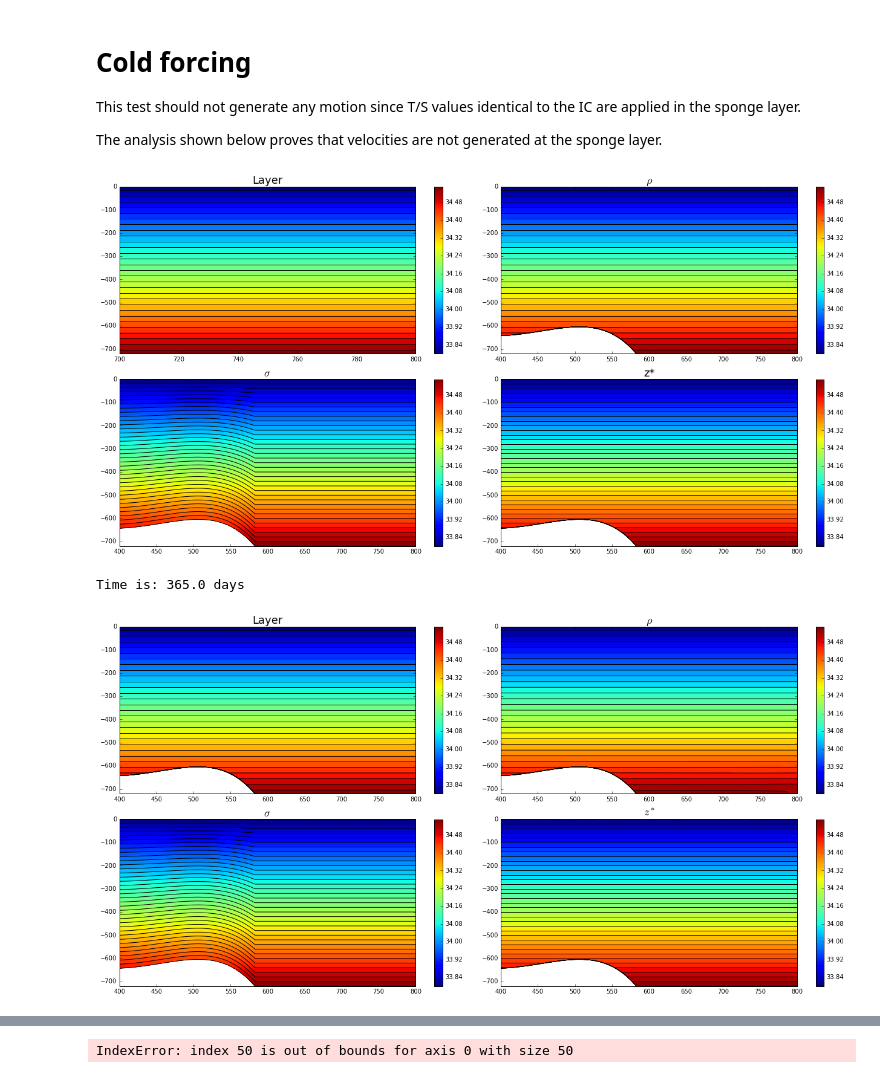
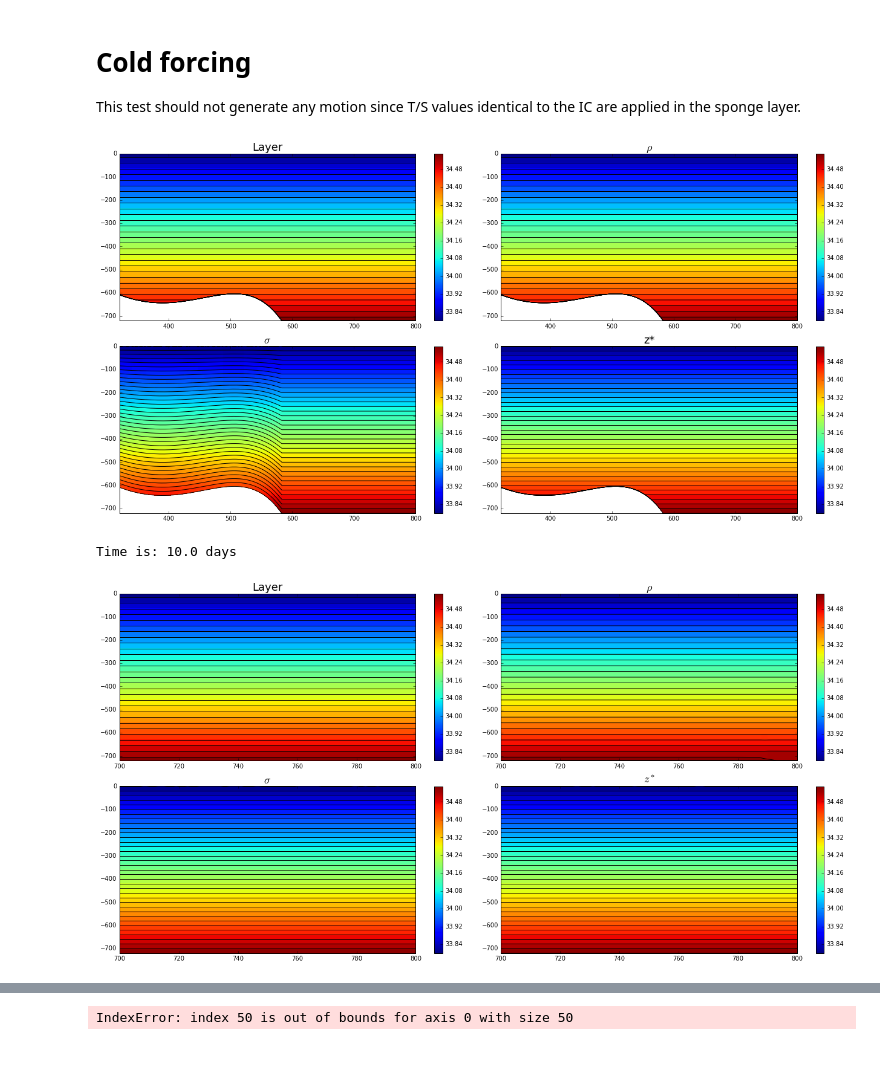
Before and after one commit to gustavo-marques/ISOMIP, a Jupyter notebook: ipynb/sponge_cold.ipynb, the cells around one changed output, grey strips where cells are left out. Cells and saved outputs as stored; diff of their text form; code cells hidden in the pictures.

Commit message:
Added sponge tests and updated notebooks

```diff
--- a/ipynb/sponge_cold.ipynb
+++ b/ipynb/sponge_cold.ipynb
@@ -1,8 +1,6 @@
 # %% [markdown]
 # Cold forcing
 This test should not generate any motion since T/S values identical to the IC are applied in the sponge layer.
-
-The analysis shown below proves that velocities are not generated at the sponge layer.
 # %%
 from matplotlib import pyplot as plt
 %matplotlib inline
@@ -24,13 +22,13 @@ xq = layer_file.variables['lonq'][:] # This is the coordinate of the cell corner
 xq = np.concatenate(([0],xq)) # Inserts left most edge of domain in to coordinate
 record = 0
 plt.figure(figsize=(18,9))
-plt.subplot(2,2,1); plot_section(layer_file, record, xq, variable='Salt', eta='eta',xlim=(700,800)); plt.title('Layer', fontsize=18);
+plt.subplot(2,2,1); plot_section(layer_file, record, xq, variable='Salt', eta='eta'); plt.title('Layer', fontsize=18);
 plt.subplot(2,2,2); plot_section(rho_file, record, xq, variable='Salt', eta='eta'); plt.title(r'$\rho$', fontsize=18);
 plt.subplot(2,2,3); plot_section(sigma_file, record, xq, variable='Salt', eta='eta'); plt.title(r'$\sigma$', fontsize=18);
 plt.subplot(2,2,4); plot_section(z_file, record, xq, variable='Salt', eta='eta'); plt.title(r'z*', fontsize=18);
 plt.tight_layout()
 # %% [output]
-[figure, old version]
+[figure, new version]
 # %%
 # Open the output from the four experiments
 prog_file='prog__0001_002.nc'
@@ -43,14 +41,15 @@ z_file = netCDF4.Dataset(path+'z/'+prog_file)
 xq = layer_file.variables['xq'][:] # This is the coordinate of the cell corners (u-points in 1D)
 xq = np.concatenate(([0],xq)) # Inserts left most edge of domain in to coordinate
 # %%
-record = -1 # Last record
+record = 9
 print 'Time is:',layer_file.variables['Time'][record], 'days'
+xlim=(700,800)
 plt.figure(figsize=(18,9))
-plt.subplot(2,2,1); plot_section(layer_file, record, xq); plt.title('Layer', fontsize=18);
-plt.subplot(2,2,2); plot_section(rho_file, record, xq); plt.title(r'$\rho$', fontsize=18);
-plt.subplot(2,2,3); plot_section(sigma_file, record, xq); plt.title(r'$\sigma$', fontsize=18);
-plt.subplot(2,2,4); plot_section(z_file, record, xq); plt.title(r'$z^*$', fontsize=18);
+plt.subplot(2,2,1); plot_section(layer_file, record, xq, xlim=xlim); plt.title('Layer', fontsize=18);
+plt.subplot(2,2,2); plot_section(rho_file, record, xq, xlim=xlim); plt.title(r'$\rho$', fontsize=18);
+plt.subplot(2,2,3); plot_section(sigma_file, record, xq, xlim=xlim); plt.title(r'$\sigma$', fontsize=18);
+plt.subplot(2,2,4); plot_section(z_file, record, xq, xlim=xlim); plt.title(r'$z^*$', fontsize=18);
 plt.tight_layout()
 # %% [output]
-Time is: 365.0 days
+Time is: 10.0 days
-[figure, old version]
+[figure, new version]
```
Also changed, not shown: parts of 3 cells of this notebook, 4 other files.
